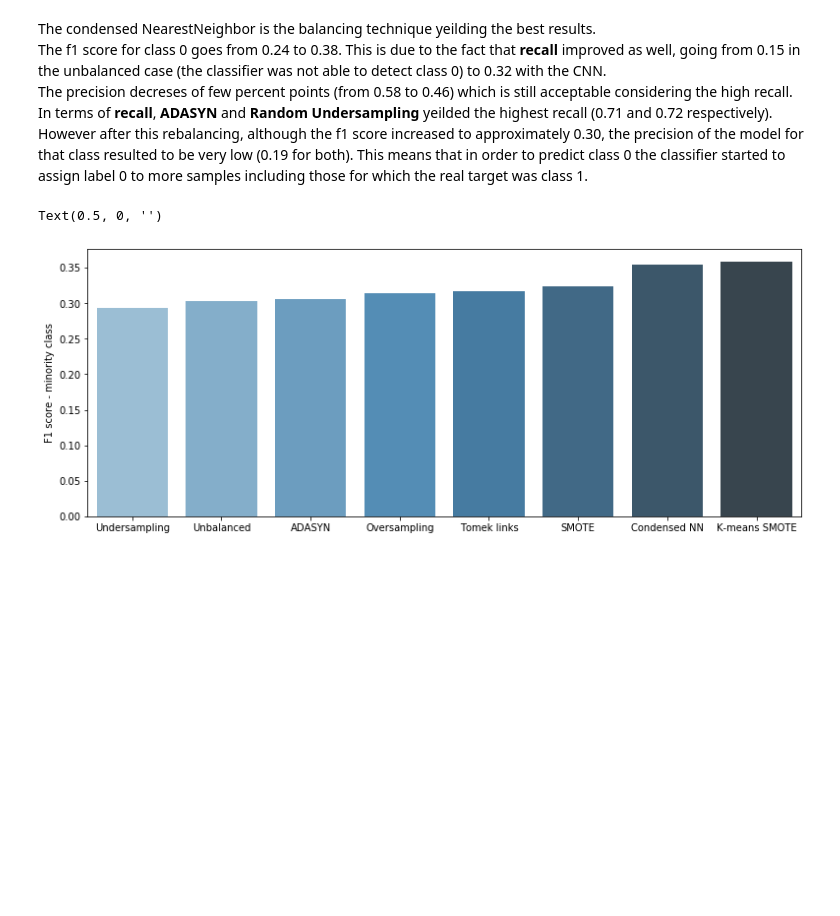
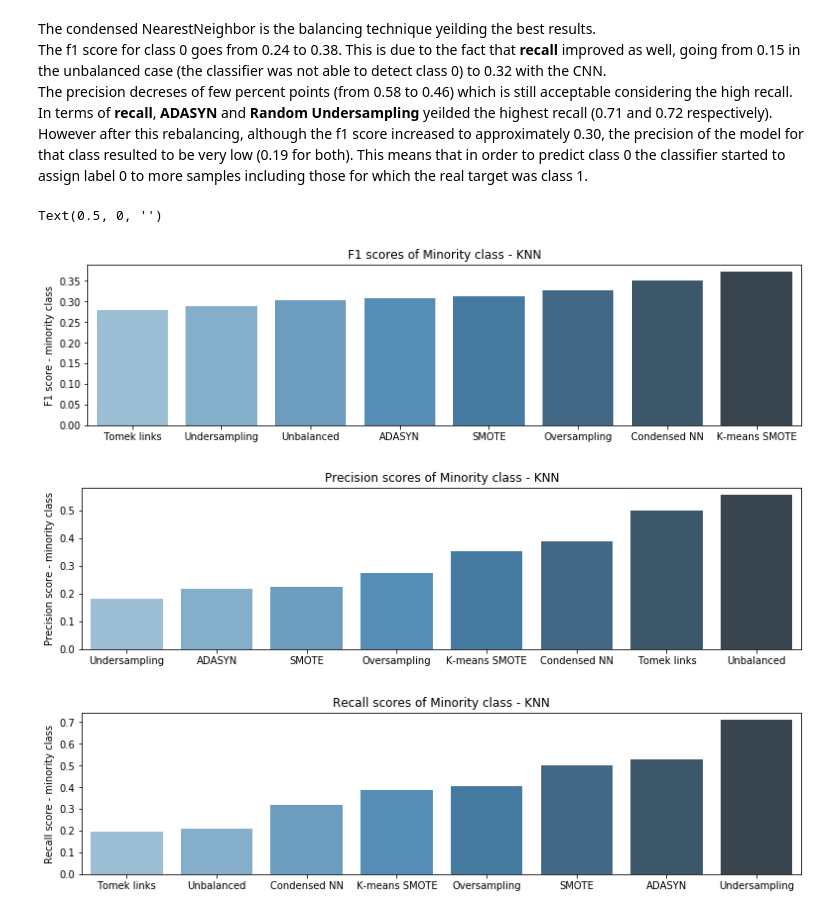
Before and after one commit to gaetanoantonicchio/DataMining-2, a Jupyter notebook: src/Module 1/Imbalanced Learning/imb-learn_binary-genre_echo-audiofeatures.ipynb, the cells around one changed output. Saved outputs shown, nothing was run; the diff lists cells and outputs as text; code cells hidden in the pictures; blank space fills up the shorter version.

```diff
--- a/src/Module 1/Imbalanced Learning/imb-learn_binary-genre_echo-audiofeatures.ipynb
+++ b/src/Module 1/Imbalanced Learning/imb-learn_binary-genre_echo-audiofeatures.ipynb
@@ -211,5 +231,5 @@ pca_2D(X_cnn,y_cnn,'Under-sampling using condensed nearest-neighbour')
 # %%
-tomeks = TomekLinks()
+tomeks = TomekLinks(sampling_strategy ='majority')
 X_tomek, y_tomek = tomeks.fit_resample(X, y)
 
 pca_2D(X_tomek, y_tomek, 'Under-sampling using Tomeks\' links')
@@ -399,0 +542,20 @@ plt.show()
+# %%
+data =[(X_under,y_under),(X_cnn,y_cnn),(X_tomek, y_tomek),(X_over,y_over),
+       (X_smote,y_smote),(X_ksmote,y_ksmote),(X_adasyn,y_adasyn)]
+
+titles =['undersampling','condensed NN','Tomek links',
+         'oversampling','SMOTE','K-means SMOTE','ADASYN' ]
+
+params = {"weights":["distance", "uniform"],
+         "n_neighbors":[x for x in range(3,25)],
+         "metric": ["euclidean", "manhattan", "minkowski", "chebyshev"],
+         }
+
+for model, title in zip(data,titles):
+    knn = KNeighborsClassifier()
+    clf = RandomizedSearchCV(estimator=knn, param_distributions=params, cv=5, n_iter=200, random_state=42,
+                             verbose=True, return_train_score=True, )
+    search = clf.fit(model[0], model[1])
+    print(f"*******{title}*******")
+    print(search.best_params_)
+    print(f"accuracy validation: {search.best_score_}")
@@ -458,17 +684,34 @@ In terms of **recall**, **ADASYN** and **Random Undersampling** yeilded the high
 # %%
 # plot F1 scores for minority class
 df = pd.DataFrame()
 df['f1'] = f1_scores_minc
+df['precision'] = precision_minc
+df['recall'] = recall_minc
 df['models'] = ['Unbalanced','Undersampling','Condensed NN','Tomek links','Oversampling','SMOTE','K-means SMOTE',
                 'ADASYN']
 
 
-plt.figure(figsize=(13,5))
+plt.figure(figsize=(13,3))
 sns.barplot(x="models", y="f1", data=df.sort_values(by='f1'), palette="Blues_d")
 plt.ylabel('F1 score - minority class')
+plt.title('F1 scores of Minority class - KNN')
 plt.xlabel(None)
+
+plt.figure(figsize=(13,3))
+sns.barplot(x="models", y="precision", data=df.sort_values(by='precision'), palette="Blues_d")
+plt.ylabel('Precision score - minority class')
+plt.title('Precision scores of Minority class - KNN')
+plt.xlabel(None)
+
+plt.figure(figsize=(13,3))
+sns.barplot(x="models", y="recall", data=df.sort_values(by='recall'), palette="Blues_d")
+plt.ylabel('Recall score - minority class')
+plt.title('Recall scores of Minority class - KNN')
+plt.xlabel(None)
 # %% [output]
 Text(0.5, 0, '')
-[figure, old version]
+[figure, new version]
+[figure, added]
+[figure, added]
 # %%
 # plot roc curves
```
Also changed, not shown: parts of 27 cells of this notebook.
